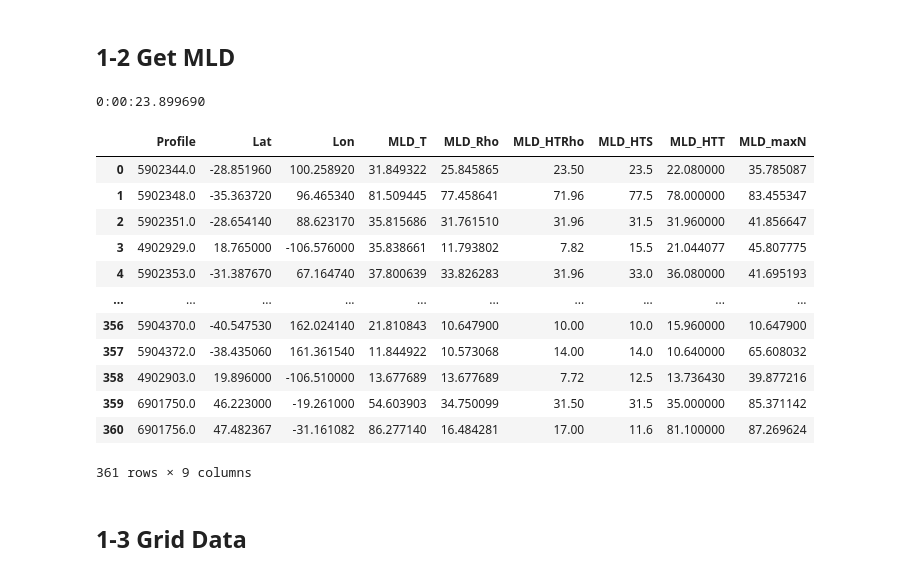
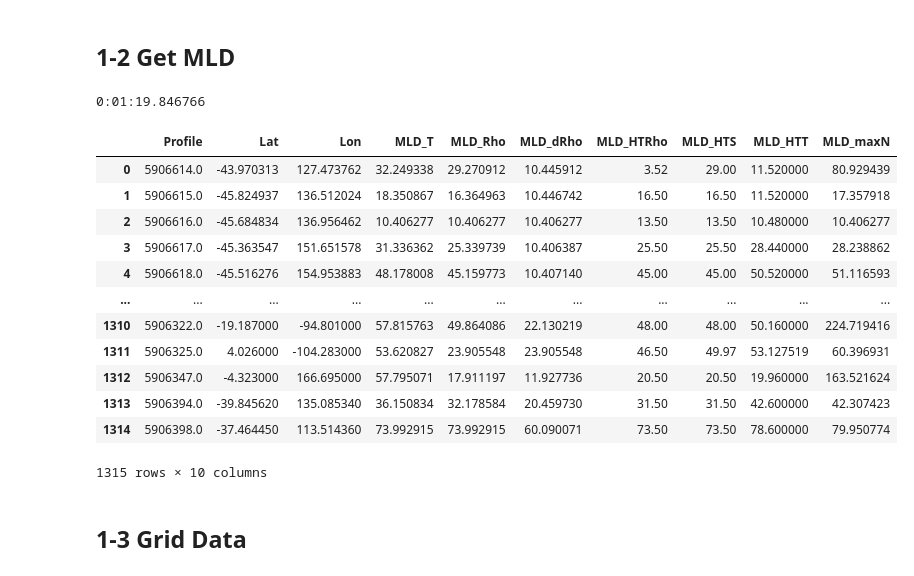
Before and after one commit to JerryLIU-Junzhe/rces-final-project, a Jupyter notebook: rces_final_project.ipynb, the cells around one changed output. Cells and saved outputs as stored; diff of their text form; code cells hidden in the pictures.

```diff
--- a/rces_final_project.ipynb
+++ b/rces_final_project.ipynb
@@ -99,0 +103,24 @@ def MLD_of_maxN(Depthk, Rhok, z_ref, rho_0):
+# %%
+def MLD_of_dRho(Depthk, Rhok, z_ref, rho_0):
+    dRho_threshold = -0.0005
+    Zk = -Depthk
+    dRho =  (Rhok[:-1]-Rhok[1:])/(Zk[:-1]-Zk[1:])
+    Depth_dRho = Depthk[:-1]
+    MLD_dRho_all = Depth_dRho[dRho<dRho_threshold]
+    ind = np.where(MLD_dRho_all>z_ref)
+
+    if len(ind[0])==0:   # no point found
+        MLD_dRho = np.max(Depthk)
+    else:
+        MLD_dRho_all = MLD_dRho_all[ind[0]]
+        MLD_dRho = MLD_dRho_all[0]
+
+    return MLD_dRho
+# %%
+
+dRho_threshold = -0.0005
+Zk = -Depthk
+dRho =  (Rhok[:-1]-Rhok[1:])/(Zk[:-1]-Zk[1:])
+Depth_dRho = Depthk[:-1]
+MLD_dRho_all = Depth_dRho[dRho<dRho_threshold]
+ind = np.where(MLD_dRho_all>z_ref)
@@ -193,6 +229,9 @@ Allmix_HTRho = []
     # Max Buoyancy Frequency
 MLD_maxN = []
 Allmix_maxN = []
+    # Max density gradient
+MLD_dRho = []
+Allmix_dRho = []
 for k in range(len(platform_unique)):
 # ------------------------------------------------------------------------
 # (0) Load Data for this platform
@@ -232,9 +271,9 @@ for k in range(len(platform_unique)):
 # ------------------------------------------------------------------------
 # (2) Remove NaN & smooth & get unique values
     interp_func_S = interpolate.interp1d(Pk[indexk_realS], Sk[indexk_realS], kind='nearest', fill_value='extrapolate')
-    Sk = savgol_filter(interp_func_S(Pk),20,3)
+    Sk = savgol_filter(interp_func_S(Pk),5,3)
     interp_func_T = interpolate.interp1d(Pk[indexk_realT], Tk[indexk_realT], kind='nearest', fill_value='extrapolate')
-    Tk = savgol_filter(interp_func_T(Pk),20,3)
+    Tk = savgol_filter(interp_func_T(Pk),5,3)
 
     Sk_uni, index_uniqueS = np.unique(Sk,return_index=True)
     Tk_uni, index_uniqueT = np.unique(Tk,return_index=True)
@@ -286,7 +325,7 @@ for k in range(len(platform_unique)):
 # ------------------------------------------------------------------------
 # (7) MLD-maxN
     MLD_maxNk = MLD_of_maxN(Depthk, Rhok, z_ref, rho_0)
-
+    MLD_maxN.append(MLD_maxNk)
     # Zk = -Depthk
     # N2k = -g/rho_0 * (Rhok[:-1]-Rhok[1:])/(Zk[:-1]-Zk[1:])
     # Depth_N2k = Depthk[:-1]
@@ -296,8 +335,9 @@ for k in range(len(platform_unique)):
     # MLD_maxN.append(MLD_maxNk)
 
 # ------------------------------------------------------------------------
-# (8) MLD_dN & Quality Index (QI)
-
+# (8) MLD-dRho
+    MLD_dRhok = MLD_of_dRho(Depthk, Rhok, z_ref, rho_0)
+    MLD_dRho.append(MLD_dRhok)
 
 
 # ------------------------------------------------------------------------
@@ -309,26 +349,26 @@ for k in range(len(platform_unique)):
 
 toc()
 # %% [output]
-0:00:23.899690
+0:01:19.846766
 # %%
 # Put into dataset
-col_names = ['Profile','Lat','Lon','MLD_T','MLD_Rho','MLD_HTRho','MLD_HTS','MLD_HTT','MLD_maxN']
-data = np.transpose([platform_valid,Lat_prof,Lon_prof,MLD_T,MLD_Rho,MLD_HTRho,MLD_HTS,MLD_HTT,MLD_maxN])
+col_names = ['Profile','Lat','Lon','MLD_T','MLD_Rho','MLD_dRho','MLD_HTRho','MLD_HTS','MLD_HTT','MLD_maxN']
+data = np.transpose([platform_valid,Lat_prof,Lon_prof,MLD_T,MLD_Rho,MLD_dRho,MLD_HTRho,MLD_HTS,MLD_HTT,MLD_maxN])
 df_MLD = pd.DataFrame(data, columns=col_names)
 df_MLD
 # %% [output]
-|  | Profile | Lat | Lon | MLD_T | MLD_Rho | MLD_HTRho | MLD_HTS | MLD_HTT | MLD_maxN |
-| 0 | 5902344.0 | -28.851960 | 100.258920 | 31.849322 | 25.845865 | 23.50 | 23.5 | 22.080000 | 35.785087 |
-| 1 | 5902348.0 | -35.363720 | 96.465340 | 81.509445 | 77.458641 | 71.96 | 77.5 | 78.000000 | 83.455347 |
-| 2 | 5902351.0 | -28.654140 | 88.623170 | 35.815686 | 31.761510 | 31.96 | 31.5 | 31.960000 | 41.856647 |
-| 3 | 4902929.0 | 18.765000 | -106.576000 | 35.838661 | 11.793802 | 7.82 | 15.5 | 21.044077 | 45.807775 |
-| 4 | 5902353.0 | -31.387670 | 67.164740 | 37.800639 | 33.826283 | 31.96 | 33.0 | 36.080000 | 41.695193 |
-| ... | ... | ... | ... | ... | ... | ... | ... | ... | ... |
-| 356 | 5904370.0 | -40.547530 | 162.024140 | 21.810843 | 10.647900 | 10.00 | 10.0 | 15.960000 | 10.647900 |
-| 357 | 5904372.0 | -38.435060 | 161.361540 | 11.844922 | 10.573068 | 14.00 | 14.0 | 10.640000 | 65.608032 |
-| 358 | 4902903.0 | 19.896000 | -106.510000 | 13.677689 | 13.677689 | 7.72 | 12.5 | 13.736430 | 39.877216 |
-| 359 | 6901750.0 | 46.223000 | -19.261000 | 54.603903 | 34.750099 | 31.50 | 31.5 | 35.000000 | 85.371142 |
-| 360 | 6901756.0 | 47.482367 | -31.161082 | 86.277140 | 16.484281 | 17.00 | 11.6 | 81.100000 | 87.269624 |
+|  | Profile | Lat | Lon | MLD_T | MLD_Rho | MLD_dRho | MLD_HTRho | MLD_HTS | MLD_HTT | MLD_maxN |
+| 0 | 5906614.0 | -43.970313 | 127.473762 | 32.249338 | 29.270912 | 10.445912 | 3.52 | 29.00 | 11.520000 | 80.929439 |
+| 1 | 5906615.0 | -45.824937 | 136.512024 | 18.350867 | 16.364963 | 10.446742 | 16.50 | 16.50 | 11.520000 | 17.357918 |
+| 2 | 5906616.0 | -45.684834 | 136.956462 | 10.406277 | 10.406277 | 10.406277 | 13.50 | 13.50 | 10.480000 | 10.406277 |
+| 3 | 5906617.0 | -45.363547 | 151.651578 | 31.336362 | 25.339739 | 10.406387 | 25.50 | 25.50 | 28.440000 | 28.238862 |
+| 4 | 5906618.0 | -45.516276 | 154.953883 | 48.178008 | 45.159773 | 10.407140 | 45.00 | 45.00 | 50.520000 | 51.116593 |
+| ... | ... | ... | ... | ... | ... | ... | ... | ... | ... | ... |
+| 1310 | 5906322.0 | -19.187000 | -94.801000 | 57.815763 | 49.864086 | 22.130219 | 48.00 | 48.00 | 50.160000 | 224.719416 |
+| 1311 | 5906325.0 | 4.026000 | -104.283000 | 53.620827 | 23.905548 | 23.905548 | 46.50 | 49.97 | 53.127519 | 60.396931 |
+| 1312 | 5906347.0 | -4.323000 | 166.695000 | 57.795071 | 17.911197 | 11.927736 | 20.50 | 20.50 | 19.960000 | 163.521624 |
+| 1313 | 5906394.0 | -39.845620 | 135.085340 | 36.150834 | 32.178584 | 20.459730 | 31.50 | 31.50 | 42.600000 | 42.307423 |
+| 1314 | 5906398.0 | -37.464450 | 113.514360 | 73.992915 | 73.992915 | 60.090071 | 73.50 | 73.50 | 78.600000 | 79.950774 |
-361 rows × 9 columns
+1315 rows × 10 columns
 # %%
 
```
Also changed, not shown: parts of 56 cells of this notebook.
